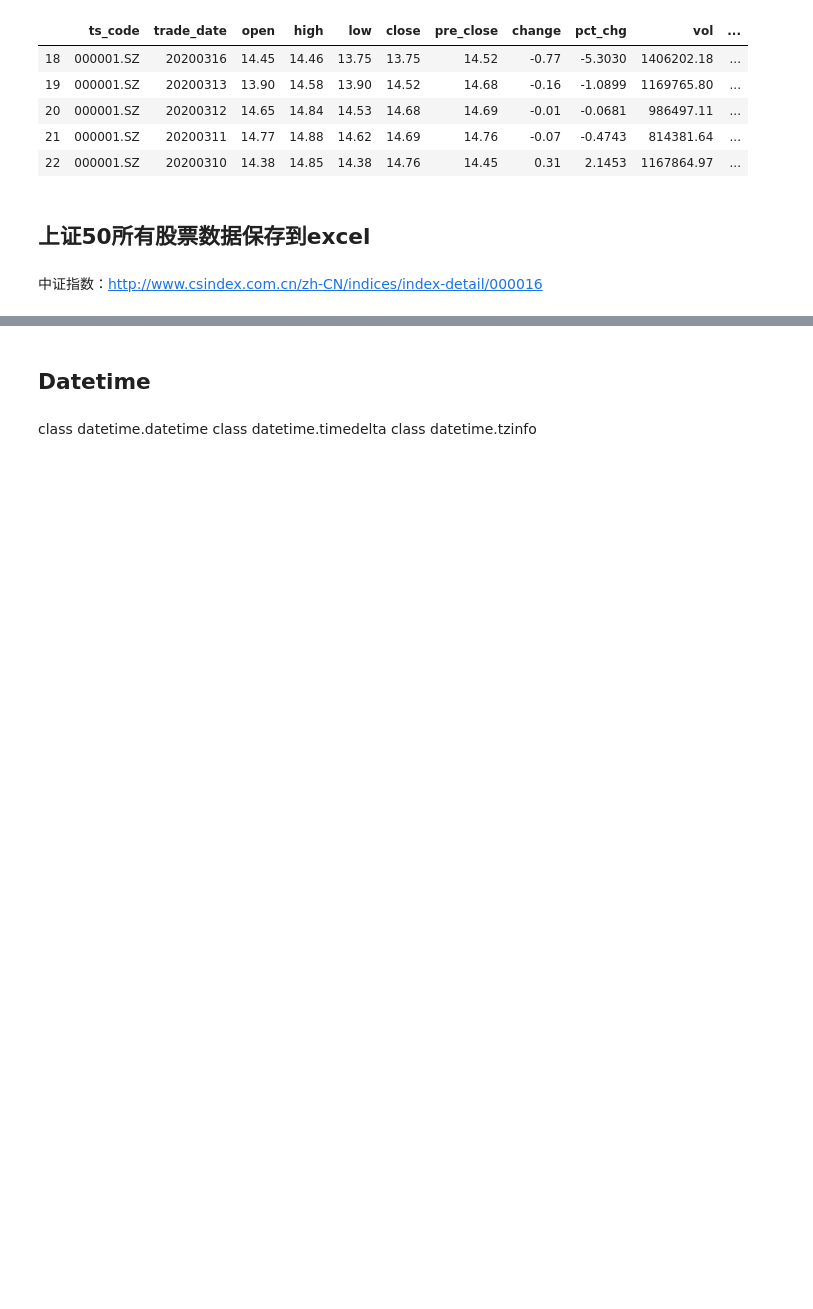
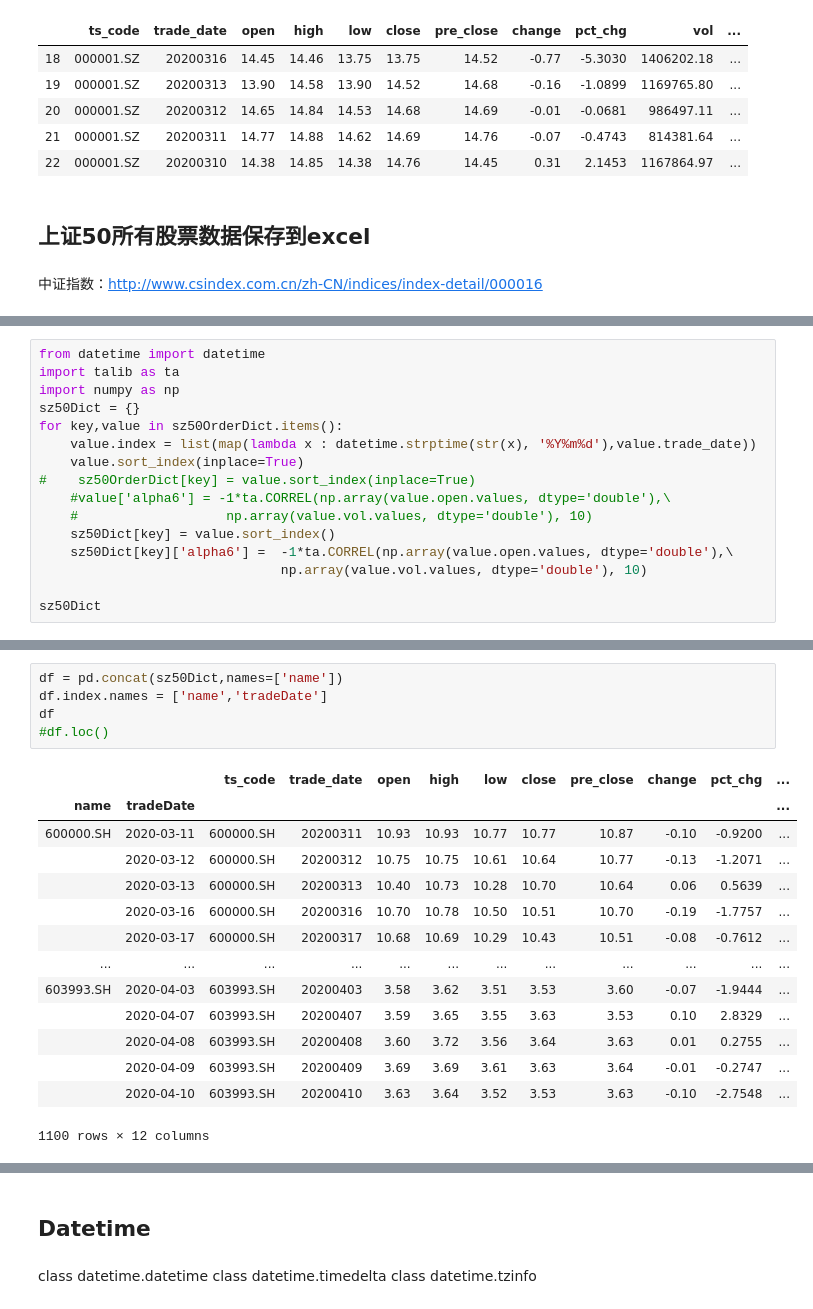
Before and after one commit to gysun137/storknote, a Jupyter notebook: note.ipynb, the cells around one changed output, grey strips where cells are left out. Saved outputs shown, nothing was run; the diff lists cells and outputs as text; blank space fills up the shorter version.

```diff
--- a/note.ipynb
+++ b/note.ipynb
@@ -1022,0 +1147,16 @@ df.tail()
+# %%
+from datetime import datetime
+import talib as ta
+import numpy as np
+sz50Dict = {}
+for key,value in sz50OrderDict.items():
+    value.index = list(map(lambda x : datetime.strptime(str(x), '%Y%m%d'),value.trade_date))
+    value.sort_index(inplace=True)
+#    sz50OrderDict[key] = value.sort_index(inplace=True)
+    #value['alpha6'] = -1*ta.CORREL(np.array(value.open.values, dtype='double'),\
+    #                   np.array(value.vol.values, dtype='double'), 10)
+    sz50Dict[key] = value.sort_index()
+    sz50Dict[key]['alpha6'] =  -1*ta.CORREL(np.array(value.open.values, dtype='double'),\
+                               np.array(value.vol.values, dtype='double'), 10)
+
+sz50Dict
@@ -1022,0 +1181,20 @@ df.tail()
+# %%
+df = pd.concat(sz50Dict,names=['name'])
+df.index.names = ['name','tradeDate']
+df
+#df.loc()
+# %% [output]
+|  |  | ts_code | trade_date | open | high | low | close | pre_close | change | pct_chg | ... |
+| name | tradeDate |  |  |  |  |  |  |  |  |  | ... |
+| 600000.SH | 2020-03-11 | 600000.SH | 20200311 | 10.93 | 10.93 | 10.77 | 10.77 | 10.87 | -0.10 | -0.9200 | ... |
+|  | 2020-03-12 | 600000.SH | 20200312 | 10.75 | 10.75 | 10.61 | 10.64 | 10.77 | -0.13 | -1.2071 | ... |
+|  | 2020-03-13 | 600000.SH | 20200313 | 10.40 | 10.73 | 10.28 | 10.70 | 10.64 | 0.06 | 0.5639 | ... |
+|  | 2020-03-16 | 600000.SH | 20200316 | 10.70 | 10.78 | 10.50 | 10.51 | 10.70 | -0.19 | -1.7757 | ... |
+|  | 2020-03-17 | 600000.SH | 20200317 | 10.68 | 10.69 | 10.29 | 10.43 | 10.51 | -0.08 | -0.7612 | ... |
+| ... | ... | ... | ... | ... | ... | ... | ... | ... | ... | ... | ... |
+| 603993.SH | 2020-04-03 | 603993.SH | 20200403 | 3.58 | 3.62 | 3.51 | 3.53 | 3.60 | -0.07 | -1.9444 | ... |
+|  | 2020-04-07 | 603993.SH | 20200407 | 3.59 | 3.65 | 3.55 | 3.63 | 3.53 | 0.10 | 2.8329 | ... |
+|  | 2020-04-08 | 603993.SH | 20200408 | 3.60 | 3.72 | 3.56 | 3.64 | 3.63 | 0.01 | 0.2755 | ... |
+|  | 2020-04-09 | 603993.SH | 20200409 | 3.69 | 3.69 | 3.61 | 3.63 | 3.64 | -0.01 | -0.2747 | ... |
+|  | 2020-04-10 | 603993.SH | 20200410 | 3.63 | 3.64 | 3.52 | 3.53 | 3.63 | -0.10 | -2.7548 | ... |
+1100 rows × 12 columns
```
Also changed, not shown: parts of 16 cells of this notebook, 20 other files.
